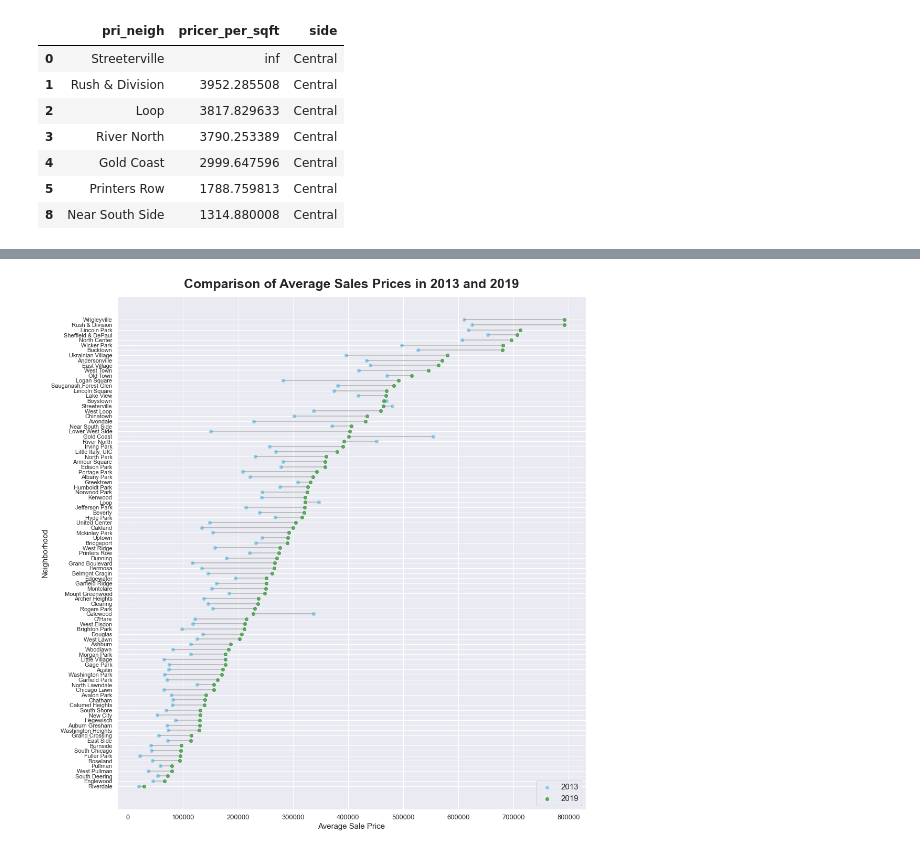
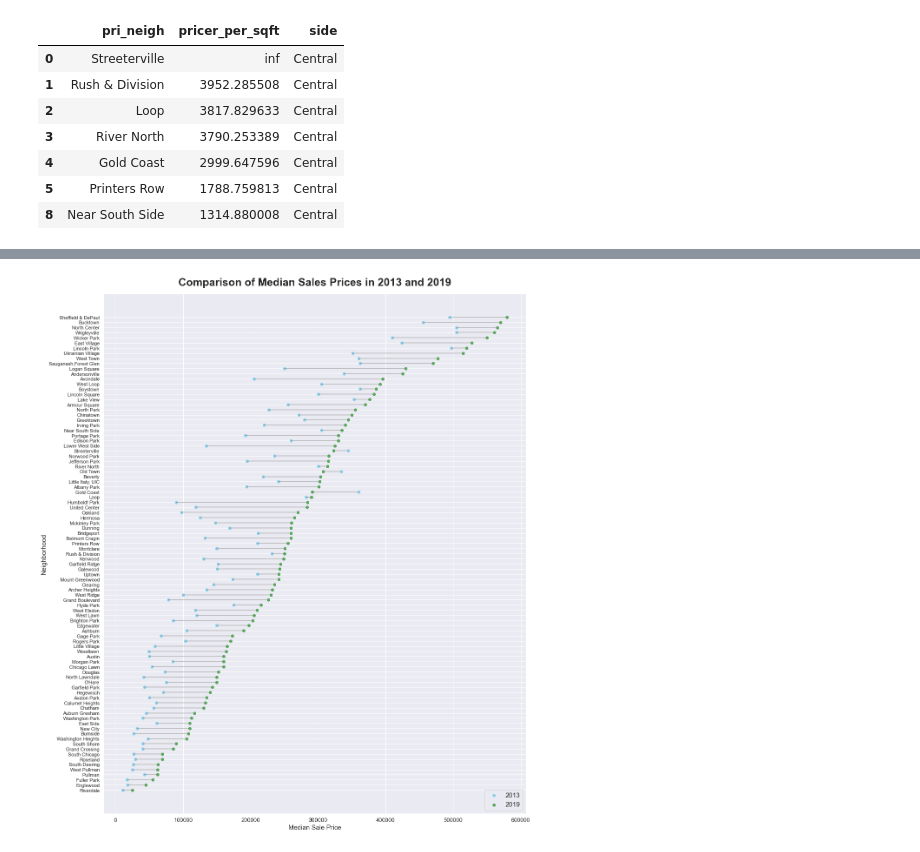
Before and after one commit to ymericson/ml-project, a Jupyter notebook: data_viz.ipynb, the cells around one changed output, grey strips where cells are left out. Cells and saved outputs as stored; diff of their text form; code cells hidden in the pictures.

```diff
--- a/data_viz.ipynb
+++ b/data_viz.ipynb
@@ -114,32 +143,32 @@ plt.show()
 # %%
 sales_compare = final_df[(final_df['Year'] == 2013) | (final_df['Year'] == 2019)]
-sales_compare = sales_compare.groupby(['pri_neigh', 'Year'])['sale_price'].mean().unstack()
+sales_compare = sales_compare.groupby(['pri_neigh', 'Year'])['sale_price'].median().unstack()
 sales_compare = sales_compare.sort_values(by=2019, ascending=True)
 sales_compare['diff'] = sales_compare[2019] - sales_compare[2013]
 
 
 my_range=range(1,len(sales_compare.index)+1)
 
 # The vertical plot is made using the hline function
 # I load the seaborn library only to benefit the nice looking feature
 fig, ax = plt.subplots(figsize=(16,18))
 
 plt.hlines(y=my_range, xmin=sales_compare[2013], xmax=sales_compare[2019], color='grey', alpha=0.6)
 plt.scatter(sales_compare[2013], my_range, color='skyblue', alpha=1, label='2013')
 plt.scatter(sales_compare[2019], my_range, color='green', alpha=0.6 , label='2019')
 plt.legend()
 
 # Add title and axis names
-ax.set_title('Comparison of Average Sales Prices in 2013 and 2019', fontsize=25,
+ax.set_title('Comparison of Median Sales Prices in 2013 and 2019', fontsize=25,
              fontweight="bold", loc='center', y=1.01)
-ax.set_xlabel('Average Sale Price', fontsize=15)
+ax.set_xlabel('Median Sale Price', fontsize=15)
 ax.set_ylabel('Neighborhood', fontsize=15)
 plt.xticks(fontsize=13)
 plt.yticks(my_range, sales_compare.index)
 plt.legend(loc='lower right', fontsize=15)
 
 fig.tight_layout()
-plt.savefig('figures/avg_saleprice.png')
+plt.savefig('figures/median_saleprice.png')
 plt.show()
 # %% [output]
-[figure, old version]
+[figure, new version]
```
Also changed, not shown: parts of 22 cells of this notebook, 12 other files.
